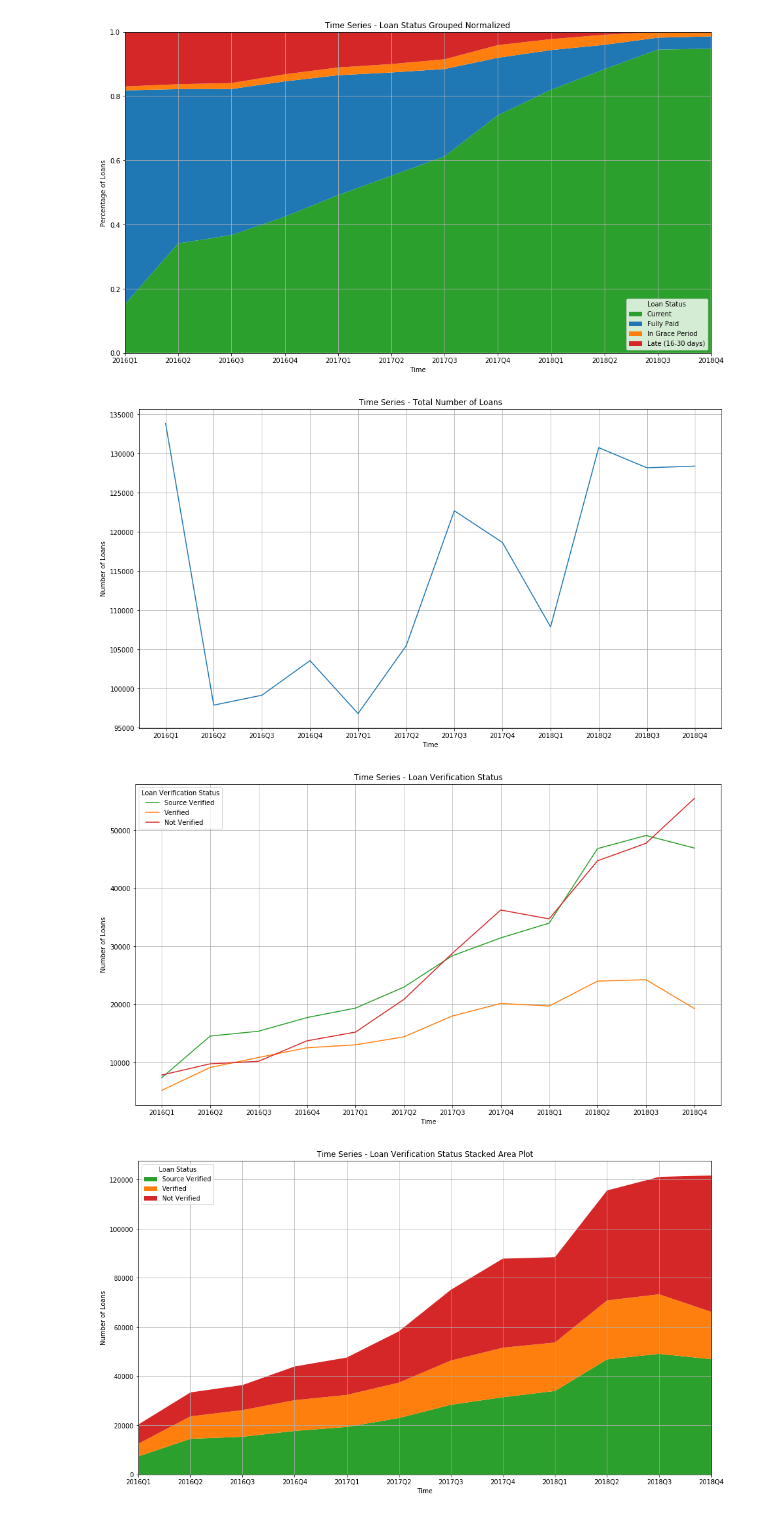
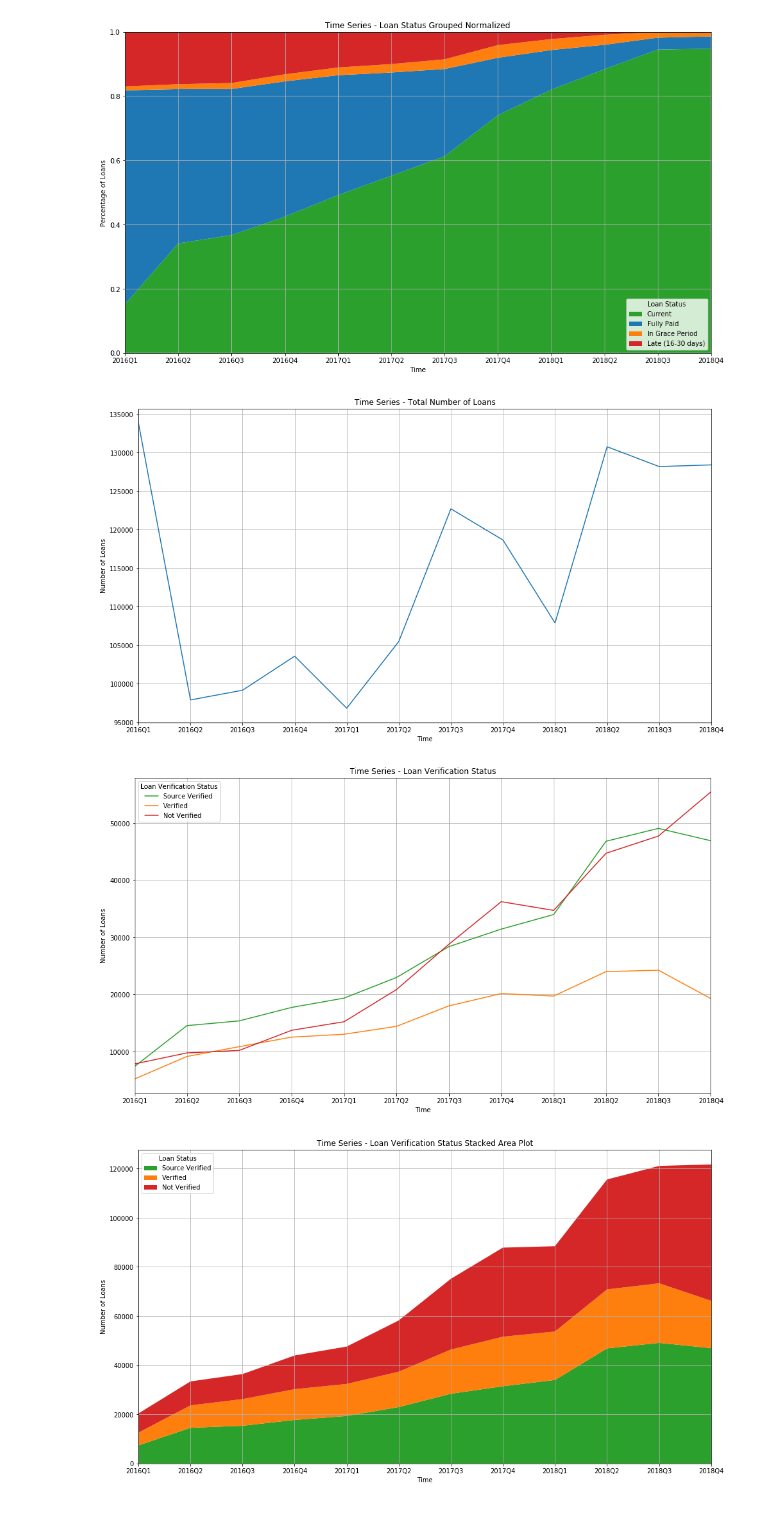
Before and after one commit to juszhan/LendingClub-Profitability, a Jupyter notebook: lendingclub_time_series_analysis.ipynb, the cells around one changed output. Saved outputs shown, nothing was run; the diff lists cells and outputs as text; code cells hidden in the pictures.

```diff
--- a/lendingclub_time_series_analysis.ipynb
+++ b/lendingclub_time_series_analysis.ipynb
@@ -209,24 +211,25 @@ plt.show()
 # %%
 plt.figure(figsize=(16,9))
 
 colors = {
     "Source Verified" : "#2ca02c",
     "Verified" : "#ff7f0e",
     "Not Verified" : "#d62728",
     "Total Loans" : "#1f77b4"
 }
 
 x = list(range(len(dataset)))
 plt.plot(x, [len(df) for df in dataset], color=colors["Total Loans"])
 plt.xticks(ticks=list(range(len(names))), labels=names)
+plt.xlim(left=0, right=len(dataset) - 1)
 plt.grid(True)
 plt.xlabel("Time")
 plt.ylabel("Number of Loans")
 plt.title("Time Series - Total Number of Loans")
 plt.savefig("assets/Time Series - Total Number of Loans.png", bbox_inches='tight')
 plt.show()
 # %% [output]
-[figure, old version]
+[figure, new version]
 # %%
 _verification_status = ["Source Verified", "Verified", "Not Verified"]
 
@@ -249,6 +252,7 @@ x = list(range(len(dataset)))
 for k, y in verification_status.items():
     plt.plot(x, y, label=k, color=colors[k])
 plt.xticks(ticks=list(range(len(names))), labels=names)
+plt.xlim(left=0, right=len(dataset) - 1)
 plt.grid(True)
 plt.xlabel("Time")
 plt.ylabel("Number of Loans")
@@ -257,7 +261,7 @@ plt.title("Time Series - Loan Verification Status")
 plt.savefig("assets/Time Series - Loan Verification Status.png", bbox_inches='tight')
 plt.show()
 # %% [output]
-[figure, old version]
+[figure, new version]
 # %%
 plt.figure(figsize=(16,9))
 
```
Also changed, not shown: parts of 7 cells of this notebook, 9 other files.
